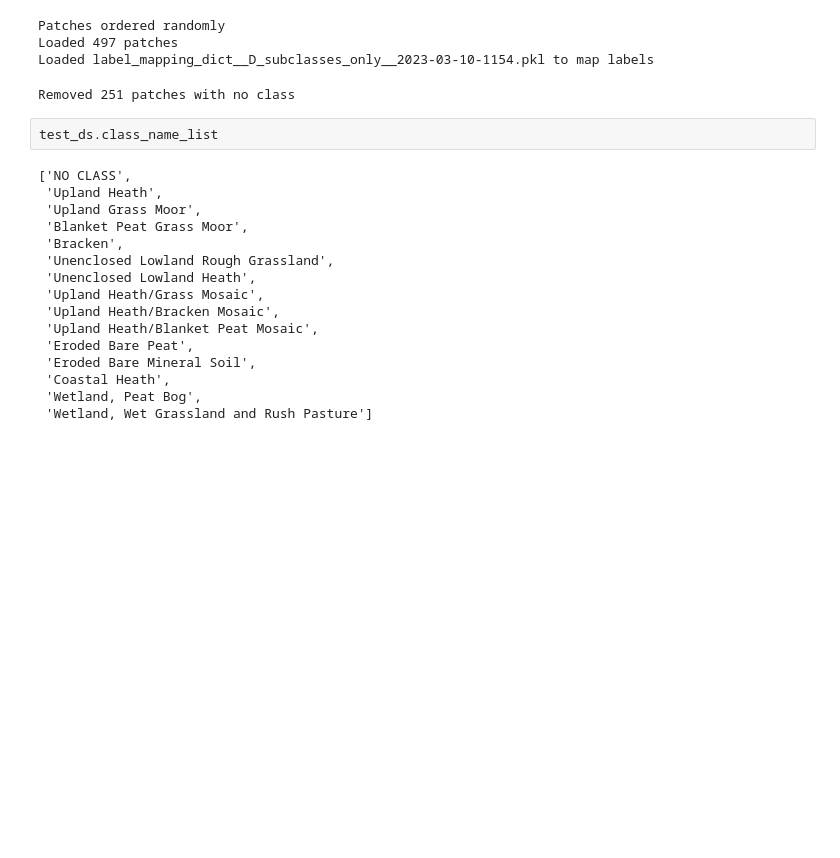
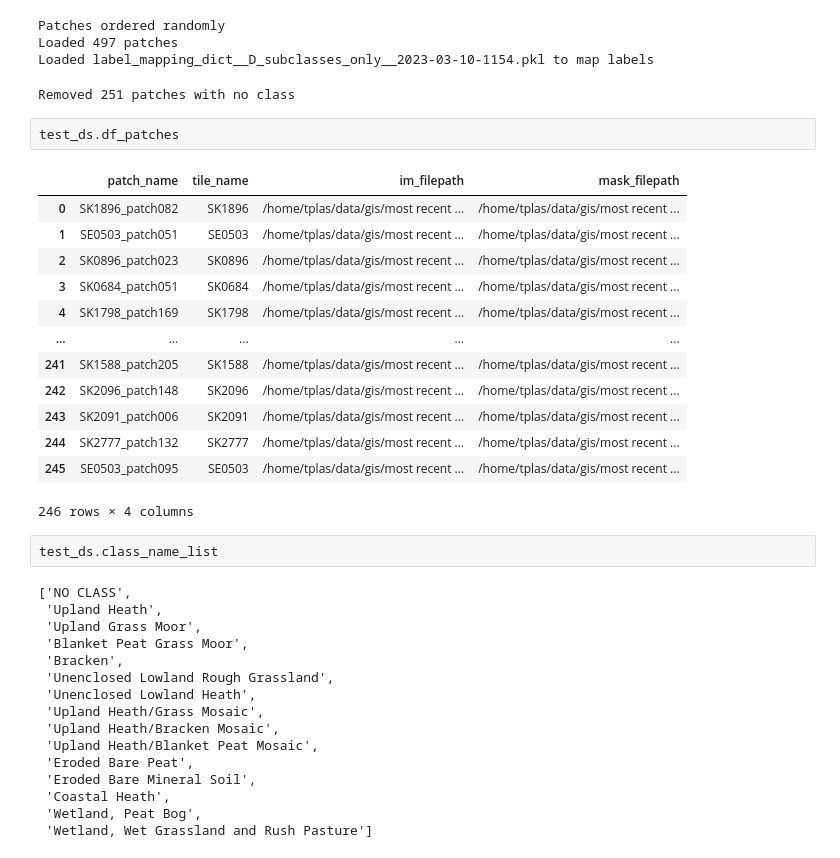
Before and after one commit to pdnpa/cnn-land-cover, a Jupyter notebook: notebooks/Evaluate trained network.ipynb, the cells around one changed output. Drawn from its saved outputs; the diff is of its cells as text; blank space fills up the shorter version.

```diff
--- a/notebooks/Evaluate trained network.ipynb
+++ b/notebooks/Evaluate trained network.ipynb
@@ -78,6 +114,22 @@ Patches ordered randomly
 Loaded 497 patches
 Loaded label_mapping_dict__D_subclasses_only__2023-03-10-1154.pkl to map labels
 Removed 251 patches with no class
+# %%
+test_ds.df_patches
+# %% [output]
+|  | patch_name | tile_name | im_filepath | mask_filepath |
+| 0 | SK1896_patch082 | SK1896 | /home/tplas/data/gis/most recent ... | /home/tplas/data/gis/most recent ... |
+| 1 | SE0503_patch051 | SE0503 | /home/tplas/data/gis/most recent ... | /home/tplas/data/gis/most recent ... |
+| 2 | SK0896_patch023 | SK0896 | /home/tplas/data/gis/most recent ... | /home/tplas/data/gis/most recent ... |
+| 3 | SK0684_patch051 | SK0684 | /home/tplas/data/gis/most recent ... | /home/tplas/data/gis/most recent ... |
+| 4 | SK1798_patch169 | SK1798 | /home/tplas/data/gis/most recent ... | /home/tplas/data/gis/most recent ... |
+| ... | ... | ... | ... | ... |
+| 241 | SK1588_patch205 | SK1588 | /home/tplas/data/gis/most recent ... | /home/tplas/data/gis/most recent ... |
+| 242 | SK2096_patch148 | SK2096 | /home/tplas/data/gis/most recent ... | /home/tplas/data/gis/most recent ... |
+| 243 | SK2091_patch006 | SK2091 | /home/tplas/data/gis/most recent ... | /home/tplas/data/gis/most recent ... |
+| 244 | SK2777_patch132 | SK2777 | /home/tplas/data/gis/most recent ... | /home/tplas/data/gis/most recent ... |
+| 245 | SE0503_patch095 | SE0503 | /home/tplas/data/gis/most recent ... | /home/tplas/data/gis/most recent ... |
+246 rows × 4 columns
 # %%
 test_ds.class_name_list
 # %% [output]
```
Also changed, not shown: parts of 3 cells of this notebook, 5 other files.
